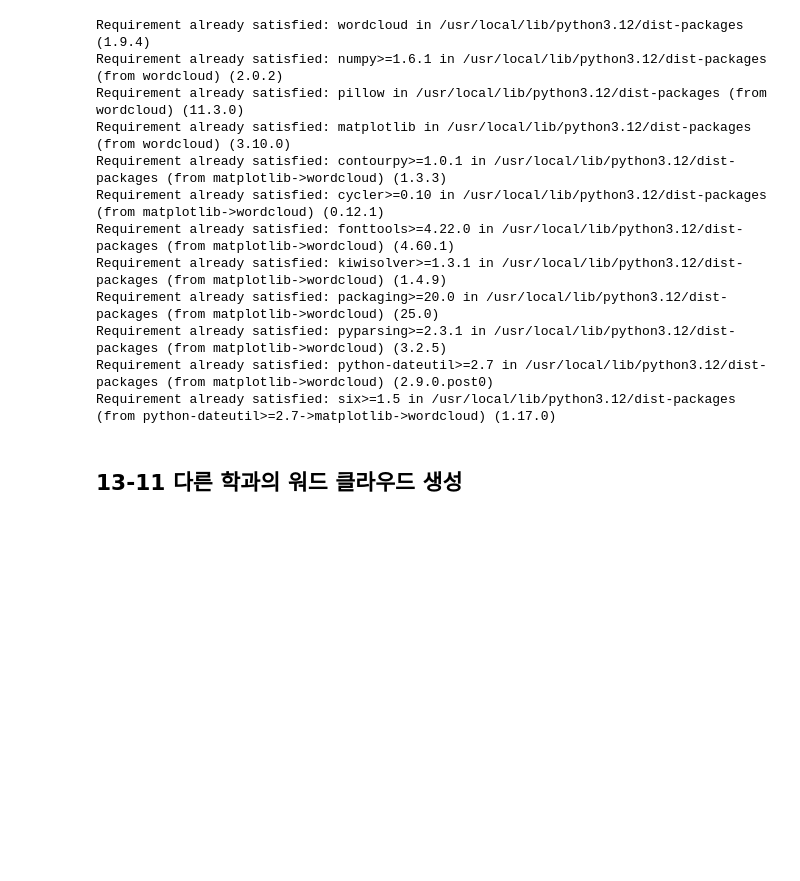
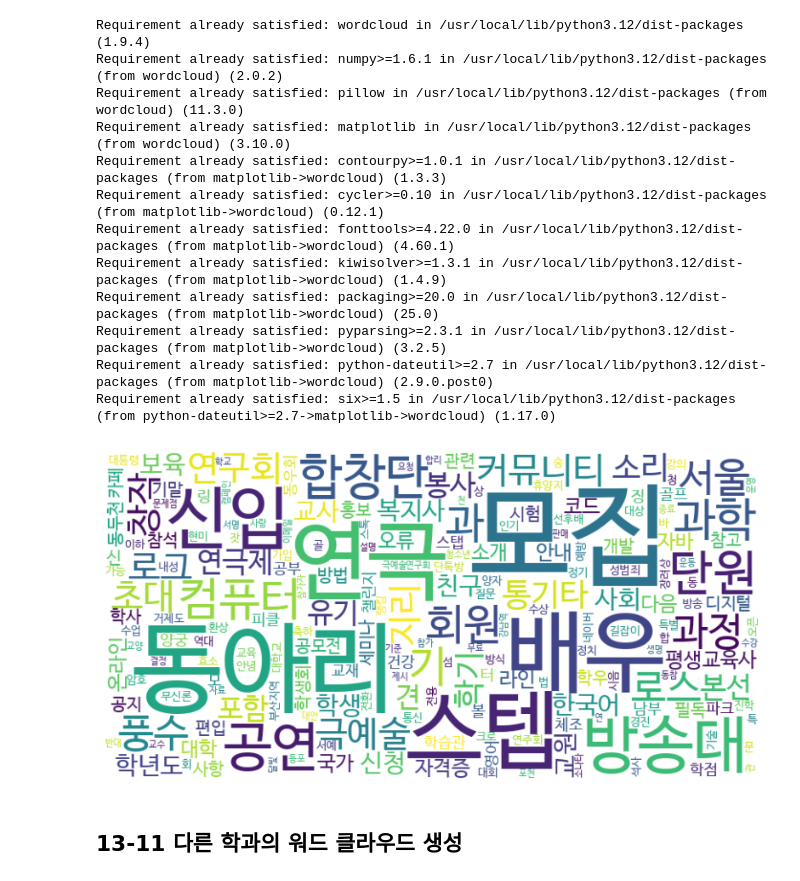
Before and after one commit to tomifezgomez/Data-Analysis-with-Open-Source, a Jupyter notebook: 오픈소스_데이터_분석_13강.ipynb, the cells around one changed output. Saved outputs shown, nothing was run; the diff lists cells and outputs as text; code cells hidden in the pictures; blank space fills up the shorter version.

```diff
--- a/오픈소스_데이터_분석_13강.ipynb
+++ b/오픈소스_데이터_분석_13강.ipynb
@@ -460,27 +460,29 @@ Requirement already satisfied: six>=1.5 in /usr/local/lib/python3.12/dist-packag
 # %%
 from wordcloud import WordCloud
 import matplotlib.pyplot as plt
 
 ## 단어 빈도를 바탕으로 워드클라우드 생성 및 표시
 def plot_wordcloud(word_count):
     ## 워드 클라우드 생성
     wordcloud = WordCloud(
         width=800,
         height=400,
         background_color='white',
         colormap='viridis',
         font_path='/usr/share/fonts/truetype/nanum/NanumBarunGothic.ttf' ## 한글 폰트 경로 지정
-        ).# word_count의 빈도 정보를 이용하여 생성
+        ).generate_from_frequencies(word_count) # word_count의 빈도 정보를 이용하여 생성
 
     plt.figure(figsize=(10, 5))
     plt.imshow(wordcloud, interpolation='bilinear') ## 이미지 표시
     plt.axis("off") ## 축 비활성화
     plt.show() ## 그래프 표시
 
 ## cs_df에서 단어 빈도 계산
 word_count = get_word_count(cs_df)
 ## 워드클라우드 생성 및 표시
 plot_wordcloud(word_count)
+# %% [output]
+[figure, added]
 # %% [markdown]
 ## 13-11 다른 학과의 워드 클라우드 생성
 # %%
```
Also changed, not shown: parts of 5 cells of this notebook.
